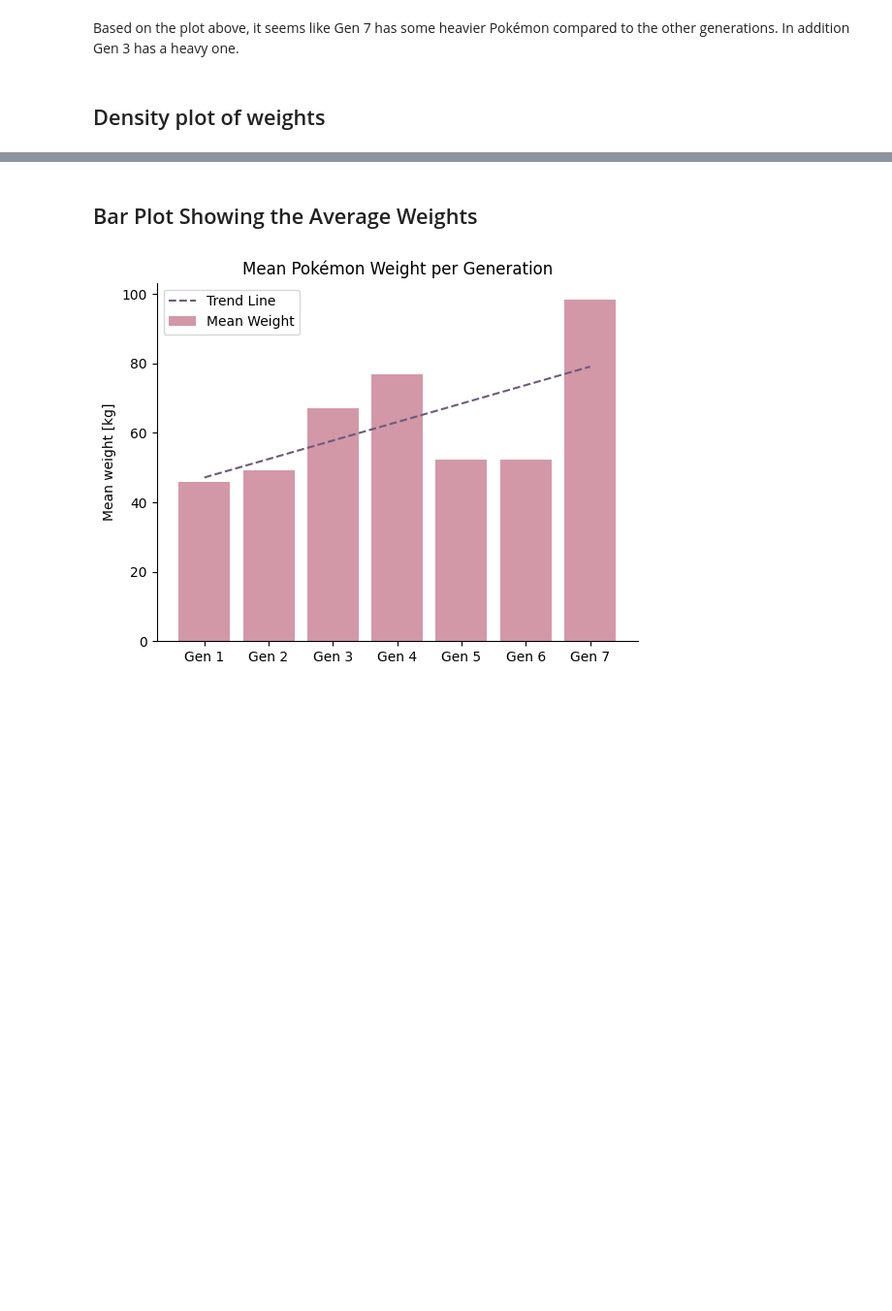
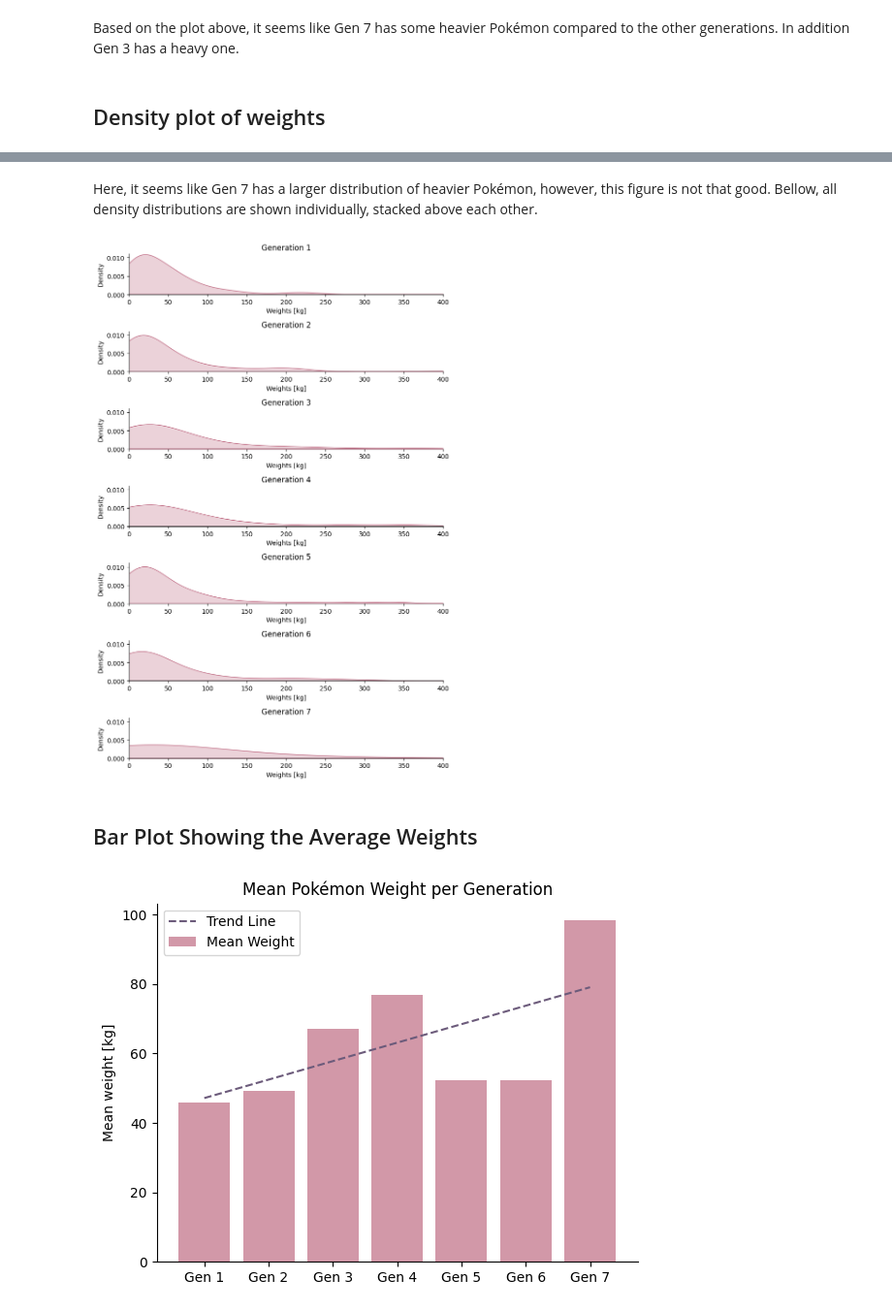
Before and after one commit to ylvao/HEL-8048, a Jupyter notebook: exam.ipynb, the cells around one changed output, grey strips where cells are left out. Shown: that part at 97% size. Cells and saved outputs as stored; diff of their text form; code cells hidden in the pictures; blank space fills up the shorter version.

Commit message:
color

```diff
--- a/exam.ipynb
+++ b/exam.ipynb
@@ -97,3 +91,28 @@ plt.show()
+# %% [markdown]
+Here, it seems like Gen 7 has a larger distribution of heavier Pokémon, however, this figure is not that good. Bellow, all density distributions are shown individually, stacked above each other.
+# %%
+import seaborn as sns
+import matplotlib.pyplot as plt
+
+# Create subplots (7 rows, 1 column)
+fig, axes = plt.subplots(nrows=7, ncols=1, figsize=(8, 12))
+
+# Plot density for each generation in separate subplots
+for i, ax in enumerate(axes, 1):
+    sns.kdeplot(gen_weights[str(i)], ax=ax, fill=True, color="#C06C84", alpha=0.3)
+    ax.set_title(f'Generation {i}')
+    ax.set_ylabel("Density")
+    ax.set_xlabel("Weights [kg]")
+    ax.spines['top'].set_visible(False)
+    ax.spines['right'].set_visible(False)
+    ax.set_xlim([0, 400])
+    ax.set_ylim([0, 0.011])
+
+# Customize the overall layout
+plt.tight_layout()
+plt.show()
+# %% [output]
+[figure, added]
 # %% [markdown]
 ## Bar Plot Showing the Average Weights
 # %%
```
Also changed, not shown: parts of 2 cells of this notebook.
